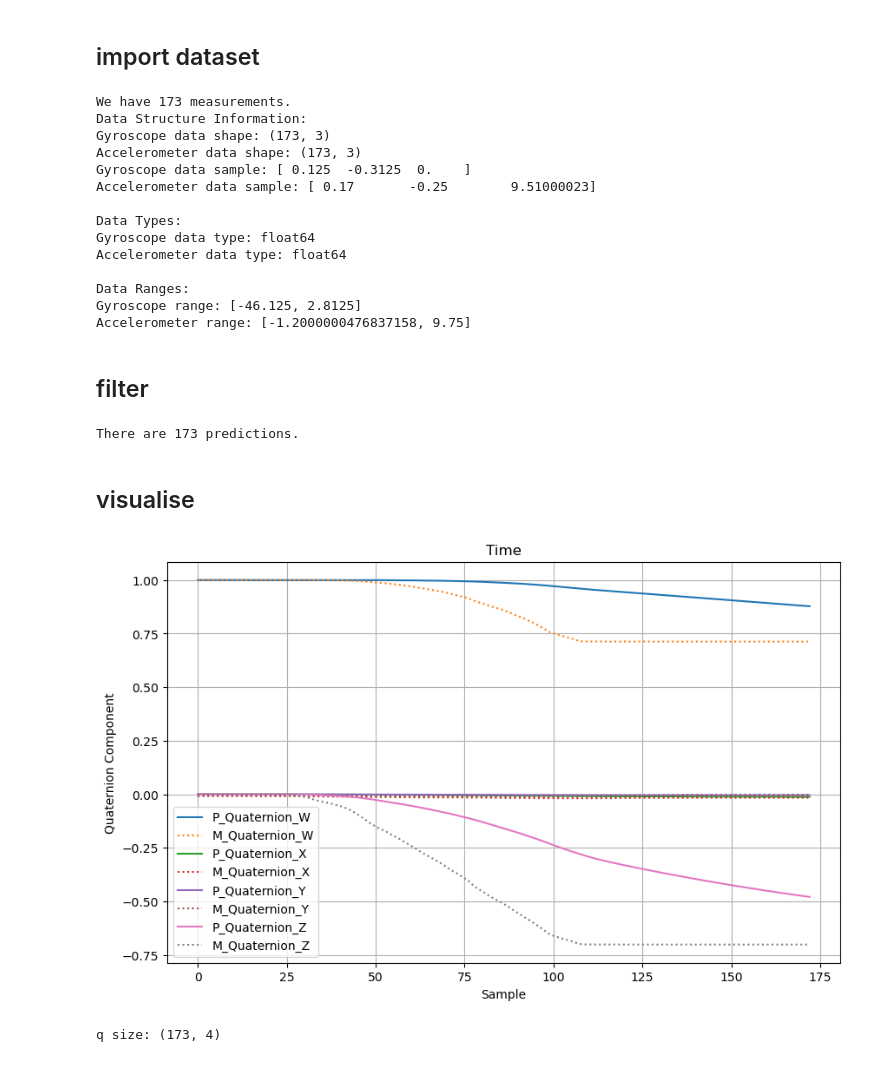
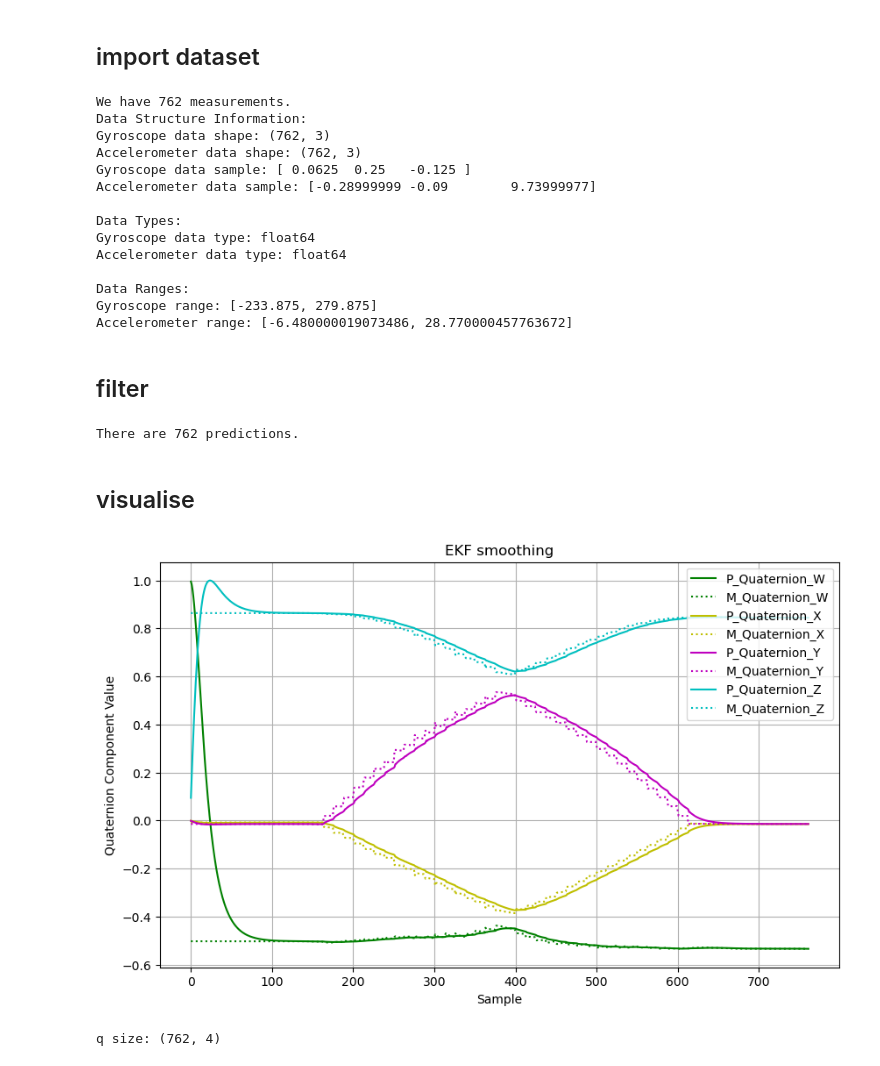
Before and after one commit to kjetteren/RaD_team1_HELIXON, a Jupyter notebook: kalman/ExtendedKalmanFilter.ipynb, the cells around one changed output. Drawn from its saved outputs; the diff is of its cells as text; code cells hidden in the pictures.

Commit message:
tuned for rotation y

```diff
--- a/kalman/ExtendedKalmanFilter.ipynb
+++ b/kalman/ExtendedKalmanFilter.ipynb
@@ -50,19 +50,19 @@ class QuaternionEKF:
         self.state = np.array([0.0, 0.0, 0.0, 1.0, 0.0, 0.0, 0.0])
 
         # state covariance
-        self.P = np.eye(7) * 0.1
+        self.P = np.eye(7) * 10
 
         # process noise
         self.Q = np.eye(7)
-        self.Q[:3, :3] *= 0.25  # angular rates noise
-        self.Q[3:, 3:] *= 0.1  # quaternion noise
+        self.Q[:3, :3] *= 0.15  # angular rates noise
+        self.Q[3:, 3:] *= 0.4  # quaternion noise
 
         # measurement noise
-        self.R = np.eye(7) * 1000
+        self.R = np.eye(7) * 100
 
         # system parameters
         self.dt = 0.04  # sample time
-        self.tau = 0.2  # Time constant for angular rates
+        self.tau = 0.03 # Time constant for angular rates
 
     def quaternion_multiply(self, q1, q2):
         """Multiply two quaternions"""
@@ -307,18 +307,6 @@ class QuaternionEKF:
         self.update(measurement)
 
         return self.state.copy()
-
-    def compute_orientation_quaternion(self, accel, mag):
-        """Compute orientation quaternion from accelerometer and magnetometer"""
-        accel = accel / np.linalg.norm(accel)
-        mag = mag / np.linalg.norm(mag)
-
-        acc_earth = np.array([0, 0, -9.81])
-        mag_earth = np.array([0.22, 0, -0.44])
-        # mag_earth = mag_earth / np.linalg.norm(mag_earth)
-
-        self.gauss_newton_optimization(acc, mag, acc_earth, mag_earth, self.state[3:7])
-        return R.as_quat()[[3,0,1,2]]  # reorder to [w,x,y,z]
 # %%
 def quaternion_to_euler_angles(q):
     """
@@ -344,7 +332,7 @@ def quaternion_to_euler_angles(q):
 # %% [markdown]
 ## import dataset
 # %%
-df = pd.read_csv('../utils/labeled_data/rotate_x_axis_90deg.csv')
+df = pd.read_csv('../utils/servo_rotation_data_90/rotation_y.csv')
 acc = np.array([
     df['Accel_X'], df['Accel_Y'], df['Accel_Z']
 ]).T
@@ -367,20 +355,20 @@ n = acc.shape[0]
 print(f'We have {n} measurements.')
 verify_data_structure(gyr, acc)
 # %% [output]
-We have 173 measurements.
+We have 762 measurements.
 Data Structure Information:
-Gyroscope data shape: (173, 3)
-Accelerometer data shape: (173, 3)
-Gyroscope data sample: [ 0.125  -0.3125  0.    ]
-Accelerometer data sample: [ 0.17       -0.25        9.51000023]
+Gyroscope data shape: (762, 3)
+Accelerometer data shape: (762, 3)
+Gyroscope data sample: [ 0.0625  0.25   -0.125 ]
+Accelerometer data sample: [-0.28999999 -0.09        9.73999977]
 
 Data Types:
 Gyroscope data type: float64
 Accelerometer data type: float64
 
 Data Ranges:
-Gyroscope range: [-46.125, 2.8125]
-Accelerometer range: [-1.2000000476837158, 9.75]
+Gyroscope range: [-233.875, 279.875]
+Accelerometer range: [-6.480000019073486, 28.770000457763672]
 # %% [markdown]
 ## filter
 # %%
@@ -394,27 +382,27 @@ for i in range(n_samples):
 
 print(f'There are {predictions.shape[0]} predictions.')
 # %% [output]
-There are 173 predictions.
+There are 762 predictions.
 # %% [markdown]
 ## visualise
 # %%
 plt.figure(figsize=(10, 6))
-plt.plot(predictions[:, 0], label='P_Quaternion_W')
-plt.plot(q[:, 0], label='M_Quaternion_W', linestyle = ':')
-plt.plot(predictions[:, 1], label='P_Quaternion_X')
-plt.plot(q[:, 1], label='M_Quaternion_X', linestyle = ':')
-plt.plot(predictions[:, 2], label='P_Quaternion_Y')
-plt.plot(q[:, 2], label='M_Quaternion_Y', linestyle = ':')
-plt.plot(predictions[:, 3], label='P_Quaternion_Z')
-plt.plot(q[:, 3], label='M_Quaternion_Z', linestyle = ':')
+plt.plot(predictions[:, 0], label='P_Quaternion_W', color='g')
+plt.plot(q[:, 0], label='M_Quaternion_W', linestyle=':', color='g')
+plt.plot(predictions[:, 1], label='P_Quaternion_X', color='y')
+plt.plot(q[:, 1], label='M_Quaternion_X', linestyle = ':', color='y')
+plt.plot(predictions[:, 2], label='P_Quaternion_Y', color='m')
+plt.plot(q[:, 2], label='M_Quaternion_Y', linestyle = ':', color='m')
+plt.plot(predictions[:, 3], label='P_Quaternion_Z',color='c')
+plt.plot(q[:, 3], label='M_Quaternion_Z', linestyle = ':', color='c')
 plt.xlabel('Sample')
-plt.ylabel('Quaternion Component')
-plt.title('Time')
+plt.ylabel('Quaternion Component Value')
+plt.title('EKF smoothing')
 plt.legend()
 plt.grid()
 plt.show()
 # %% [output]
-[figure, old version]
+[figure, new version]
 # %%
 print(f'q size: {q.shape}')
 
@@ -439,7 +427,7 @@ assert measured_roll.shape[0] == n_samples, "Wrong measured_roll data shape"
 assert measured_pitch.shape[0] == n_samples, "Wrong measured_pitch data shape"
 assert measured_yaw.shape[0] == n_samples, "Wrong measured_yaw data shape"
 # %% [output]
-q size: (173, 4)
+q size: (762, 4)
 # %%
 
 plt.figure(figsize=(10, 6))
```
Also changed, not shown: parts of 1 cell of this notebook.
